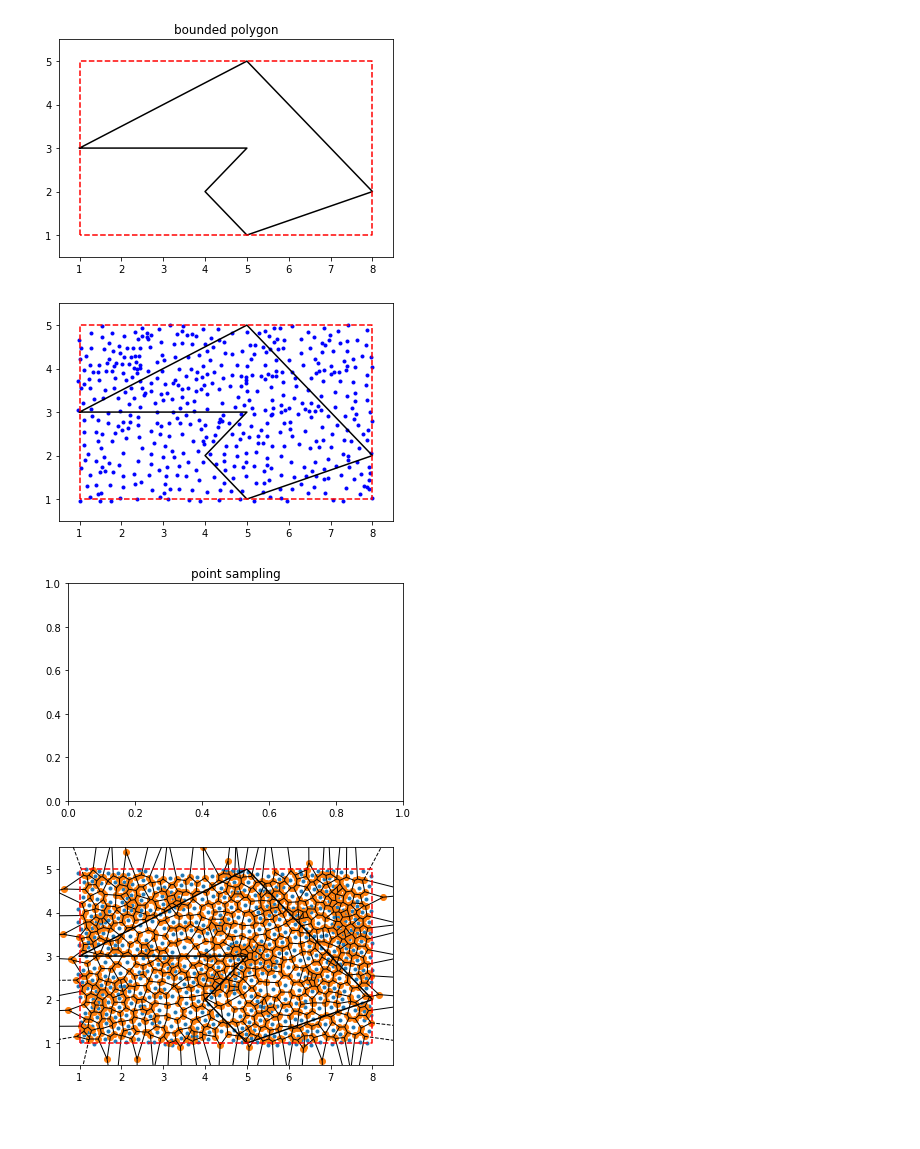
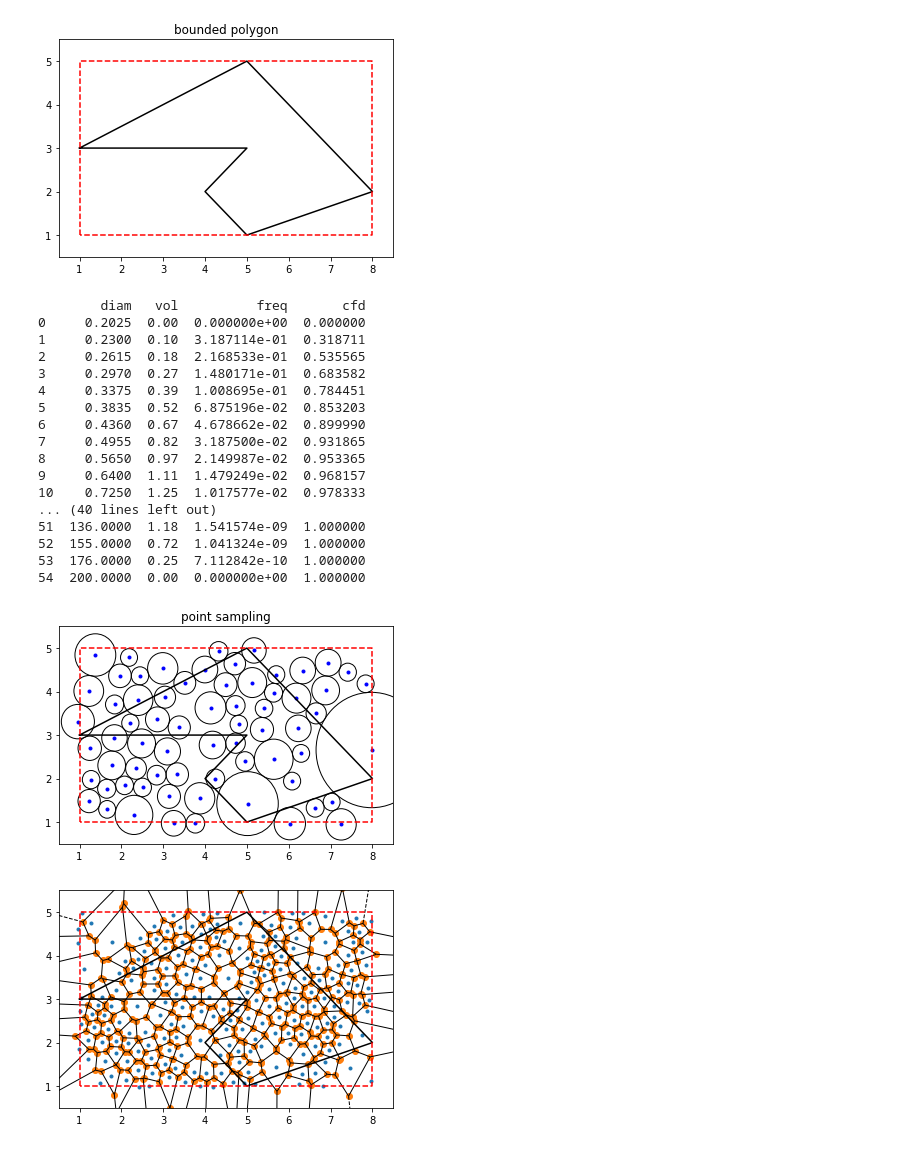
Before and after one commit to Connor-OS/voro-pack, a Jupyter notebook: 2d_notebook.ipynb, the cells around one changed output. Drawn from its saved outputs; the diff is of its cells as text; code cells hidden in the pictures; blank space fills up the shorter version.

```diff
--- a/2d_notebook.ipynb
+++ b/2d_notebook.ipynb
@@ -25,11 +27,41 @@ plt.ylim([ymin-0.5,ymax+0.5])
 plt.title('bounded polygon')
 plt.savefig('1', dpi=300)
 plt.show()
+
+
+size_dist = pd.read_csv('./input.csv',delimiter='\t',names=['diam','vol'])
+size_dist['diam'] = size_dist['diam']/10
+size_dist['freq'] = size_dist['vol']/(size_dist['vol'] * (size_dist['diam'])**3)
+size_dist['freq'] = size_dist['freq']/(size_dist['freq'].sum())
+size_dist['freq'] = size_dist['freq'].fillna(0.)
+cfd = [size_dist['freq'][0]]
+for i,v in enumerate(size_dist['freq'][1:]):
+    cfd.append(v+cfd[i])
+size_dist['cfd'] = cfd
+
+print(size_dist)
 # %% [output]
 [figure]
+        diam   vol          freq       cfd
+0     0.2025  0.00  0.000000e+00  0.000000
+1     0.2300  0.10  3.187114e-01  0.318711
+2     0.2615  0.18  2.168533e-01  0.535565
+3     0.2970  0.27  1.480171e-01  0.683582
+4     0.3375  0.39  1.008695e-01  0.784451
+5     0.3835  0.52  6.875196e-02  0.853203
+6     0.4360  0.67  4.678662e-02  0.899990
+7     0.4955  0.82  3.187500e-02  0.931865
+8     0.5650  0.97  2.149987e-02  0.953365
+9     0.6400  1.11  1.479249e-02  0.968157
+10    0.7250  1.25  1.017577e-02  0.978333
+... (40 lines left out)
+51  136.0000  1.18  1.541574e-09  1.000000
+52  155.0000  0.72  1.041324e-09  1.000000
+53  176.0000  0.25  7.112842e-10  1.000000
+54  200.0000  0.00  0.000000e+00  1.000000
 # %%
 n = 2
-r = 0.05
+r = 0.1
 k = 30
 rmean = 0.1
 
@@ -45,63 +77,70 @@ rows = int(height/w)
 grid = np.array([[None,None,None]]*cols*rows)
 active = []
 
+_ =  np.random.random()
+i = 0
+while _ > size_dist['cfd'][i] and i<len(size_dist['cfd']): i+=1
+r_new = size_dist['diam'][i]-((size_dist['cfd'][i]-_)*(size_dist['diam'][i]-size_dist['diam'][i-1]))/(size_dist['cfd'][i]-size_dist['cfd'][i-1])
+
+
 #step 1
-pos = np.random.rand(n+1)*[width,height,rmean]#+np.array([xmin,ymin])
+pos = np.random.rand(n+1)*[width,height,r_new]
 
 i = int(pos[0]/w)
 j = int(pos[1]/w)
 grid[i+j*cols] = pos
 active.append(pos)
-# current = active
 
-r_new =  np.random.normal(rmean,0.05)
+_ =  np.random.random()
+i = 0
+while _ > size_dist['cfd'][i] and i<len(size_dist['cfd']): i+=1
+r_new = size_dist['diam'][i]-((size_dist['cfd'][i]-_)*(size_dist['diam'][i]-size_dist['diam'][i-1]))/(size_dist['cfd'][i]-size_dist['cfd'][i-1])
+
 
 #step 2
 while len(active) > 0:
-# for step in range(40):
     randID = random.randint(0,len(active)-1)
     pos = active[randID]
     found = False
     for i in range(k):
         valid_sample = True
         a = random.random()*2*np.pi
-        # dist = random.random()**(pos[2]+r_new)+(pos[2]+r_new)
         dist = pos[2]+r_new
-        sample = pos +[np.cos(a)*dist,np.sin(a)*dist,r_new-pos[2]]#+np.array([xmin,ymin])
+        sample = pos +[np.cos(a)*dist,np.sin(a)*dist,r_new-pos[2]]
         col, row = int(sample[0]/w), int(sample[1]/w)
         if(col>-1 and row>-1 and col<cols and row<rows and not grid[col+row*cols][0]):
-            for i in range(-5,6):
-                for j in range(-5,6):
+            for i in range(-20,20):
+                for j in range(-20,20):
                     if((col+i)>-1 and (col+i)<cols and (row+j)>-1 and (row+j)<rows):
                         neighbour = grid[(col+i)+(row+j)*cols]
                         if(neighbour[0] and ((sample[0]-neighbour[0])**2+(sample[1]-neighbour[1])**2)**0.5 < neighbour[2]+r_new):
                             valid_sample = False
             if(valid_sample == True):
                 found = True
-                grid[col+row*cols] = sample #+np.array([xmin,ymin])
+                grid[col+row*cols] = sample
                 active.append(sample)
-                r_new =  np.random.normal(rmean,0.05)
-                # if(r_new < rmean/2): active = current
-                # curent = active
+                _ =  np.random.random()
+                i = 0
+                while _ > size_dist['cfd'][i] and i<len(size_dist['cfd']): i+=1
+                r_new = size_dist['diam'][i]-((size_dist['cfd'][i]-_)*(size_dist['diam'][i]-size_dist['diam'][i-1]))/(size_dist['cfd'][i]-size_dist['cfd'][i-1])
                 break
     if(not found):
         active.pop(randID)
 
 points = np.array([i+[xmin,ymin,0] for i in grid if i[0]])
 
 fig, ax = plt.subplots()
 for i in points:
     plt.plot(i[0],i[1],'b.')
-    # particle = plt.Circle((i[0],i[1]), i[2], fill=False)
-    # ax.add_patch(particle)
+    particle = plt.Circle((i[0],i[1]), i[2], fill=False)
+    ax.add_patch(particle)
 
 plt.plot(polygon[:,0],polygon[:,1],color = 'black')
 plt.plot([xmin,xmin,xmax,xmax,xmin],[ymin,ymax,ymax,ymin,ymin],'r--')
 plt.xlim([xmin-0.5,xmax+0.5])
 plt.ylim([ymin-0.5,ymax+0.5])
 plt.title('point sampling')
 plt.savefig('2', dpi=300)
 plt.show()
 # %% [output]
-[figure, old version]
+[figure, new version]
-[figure, removed]
@@ -115,4 +162,4 @@ plt.xlim([xmin-0.5,xmax+0.5])
 plt.ylim([ymin-0.5,ymax+0.5])
 plt.show()
 # %% [output]
-[figure, old version]
+[figure, new version]
```
Also changed, not shown: parts of 12 cells of this notebook, 9 other files.
